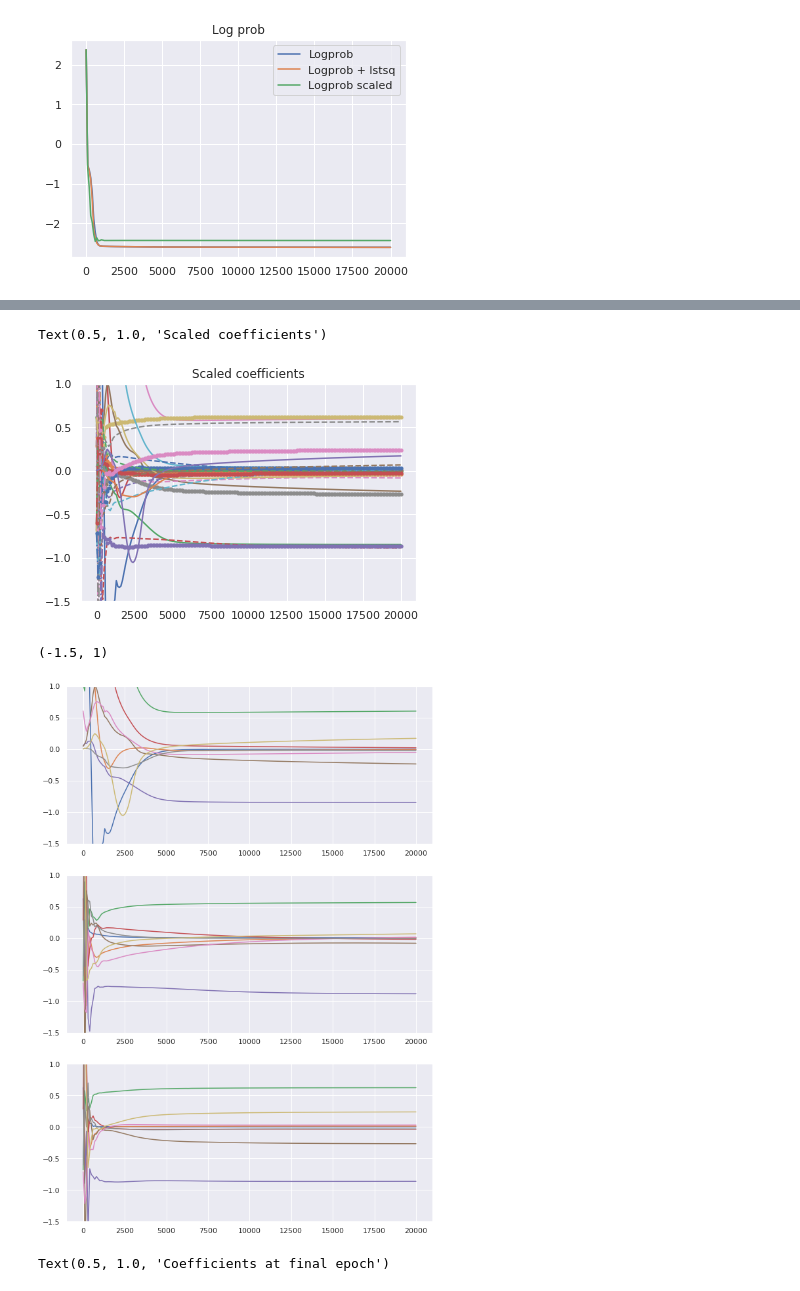
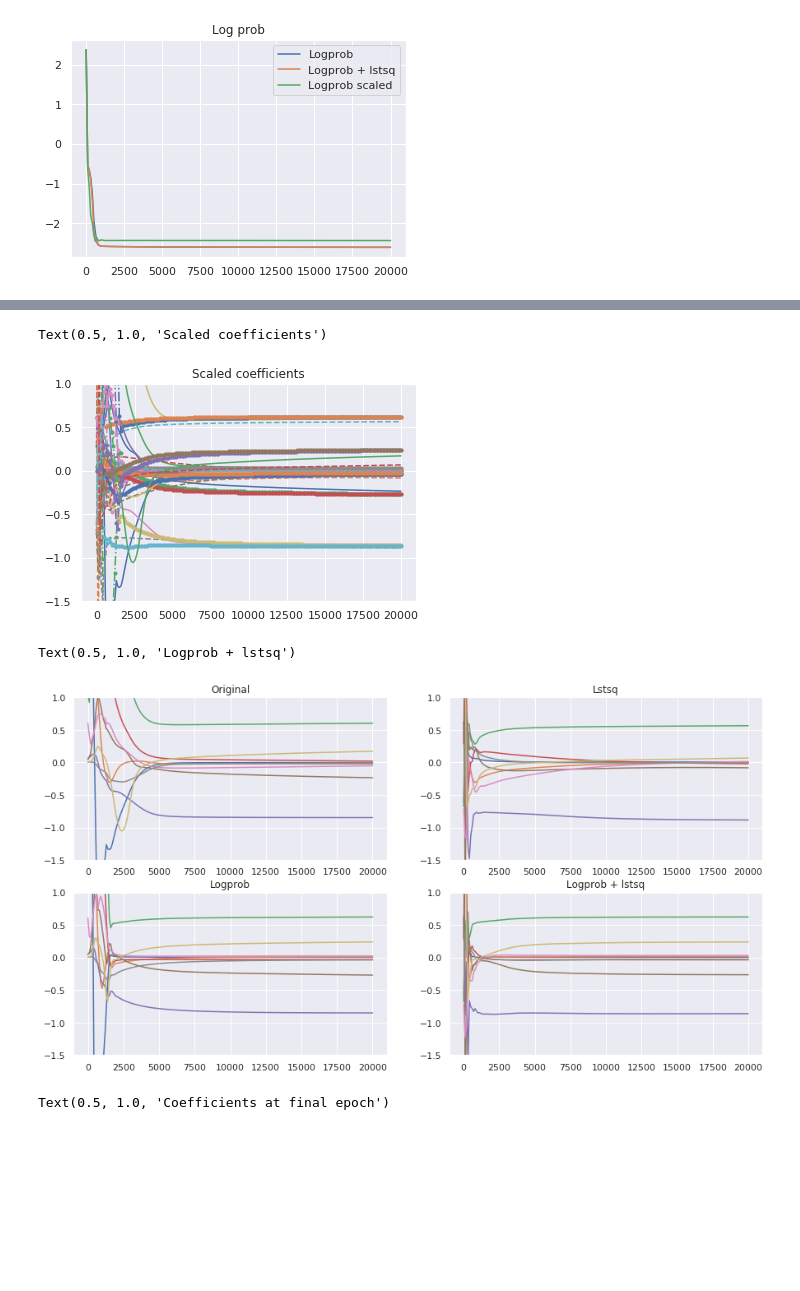
Before and after one commit to GJBoth/DeePyMoD_SBL, a Jupyter notebook: experiments/old_vs_new/analysis.ipynb, the cells around one changed output, grey strips where cells are left out. Drawn from its saved outputs; the diff is of its cells as text; code cells hidden in the pictures; blank space fills up the shorter version.

```diff
--- a/experiments/old_vs_new/analysis.ipynb
+++ b/experiments/old_vs_new/analysis.ipynb
@@ -9,8 +9,9 @@ sns.set()
 # %%
 df_deepmod = load_tensorboard('runs/deepmod/')
 df_lstsq = load_tensorboard('runs/deepmod_lstsq/')
-df_logprob = load_tensorboard('runs/deepmod_logprob/')
-df_logprob_lstsq = load_tensorboard('runs/deepmod_logprob_lstsq/')
+#df_logprob = load_tensorboard('runs/deepmod_logprob/')
+#df_logprob_lstsq = load_tensorboard('runs/deepmod_logprob_lstsq/')
 df_logprob_scaled = load_tensorboard('runs/deepmod_logprob_scaled/')
+df_lstsq_logprob_scaled = load_tensorboard('runs/deepmod_lstsq_logprob_scaled/')
 # %%
 df_deepmod.keys()
@@ -64,8 +95,8 @@ for key in coeff_keys:
     plt.plot(df_deepmod[key], label=f'{key[-1]}')
     plt.plot(df_lstsq[key], '--' ,label=f'{key[-1]}')
     #plt.plot(df_logprob[key], '-.' ,label=f'{key[-1]}')
-    plt.plot(df_logprob_lstsq[key], '.-.' ,label=f'{key[-1]}')
-    plt.plot(df_logprob_scaled[key], '.' ,label=f'{key[-1]}')
+    plt.plot(df_logprob_scaled[key], '.-.' ,label=f'{key[-1]}')
+    plt.plot(df_lstsq_logprob_scaled[key], '.' ,label=f'{key[-1]}')
 #plt.legend()
 plt.ylim([-1.5, 0.5])
 plt.title('Coefficients')
@@ -75,36 +106,44 @@ Text(0.5, 1.0, 'Coefficients')
 # %%
 for key in scaled_coeff_keys:
     plt.plot(df_deepmod[key], label=f'{key[-1]}')
-    plt.plot(df_lstsq[key], '--', label=f'{key[-1]}')
+    plt.plot(df_lstsq[key], '--' ,label=f'{key[-1]}')
     #plt.plot(df_logprob[key], '-.' ,label=f'{key[-1]}')
-    #plt.plot(df_logprob_lstsq[key], '.-.' ,label=f'{key[-1]}')
     plt.plot(df_logprob_scaled[key], '.-.' ,label=f'{key[-1]}')
+    plt.plot(df_lstsq_logprob_scaled[key], '.' ,label=f'{key[-1]}')
 #plt.legend()
-plt.ylim([-1.5, 1])
+plt.ylim([-1.5, 1.0])
 plt.title('Scaled coefficients')
 # %% [output]
 Text(0.5, 1.0, 'Scaled coefficients')
-[figure, old version]
+[figure, new version]
 # %%
-plt.figure(figsize=(10, 15))
-plt.subplot(311)
+plt.figure(figsize=(15, 8))
+plt.subplot(221)
 for key in scaled_coeff_keys:
     plt.plot(df_deepmod[key], label=f'{key[-1]}')
 plt.ylim([-1.5, 1])
+plt.title('Original')
 
-plt.subplot(312)
+plt.subplot(222)
 for key in scaled_coeff_keys:
-
     plt.plot(df_lstsq[key], label=f'{key[-1]}')
 plt.ylim([-1.5, 1])
+plt.title('Lstsq')
 
-plt.subplot(313)
+plt.subplot(223)
 for key in scaled_coeff_keys:
     plt.plot(df_logprob_scaled[key] ,label=f'{key[-1]}')
 plt.ylim([-1.5, 1])
+plt.title('Logprob')
+
+plt.subplot(224)
+for key in scaled_coeff_keys:
+    plt.plot(df_lstsq_logprob_scaled[key] ,label=f'{key[-1]}')
+plt.ylim([-1.5, 1])
+plt.title('Logprob + lstsq')
 # %% [output]
-(-1.5, 1)
+Text(0.5, 1.0, 'Logprob + lstsq')
-[figure, old version]
+[figure, new version]
 # %%
 plt.plot(df_deepmod.tail(1)[coeff_keys].T.to_numpy(), 'o', label='Original')
 plt.plot(df_lstsq.tail(1)[coeff_keys].T.to_numpy(), 'o', label='Lst. Sq.')
```
Also changed, not shown: parts of 34 cells of this notebook, 34 other files.
